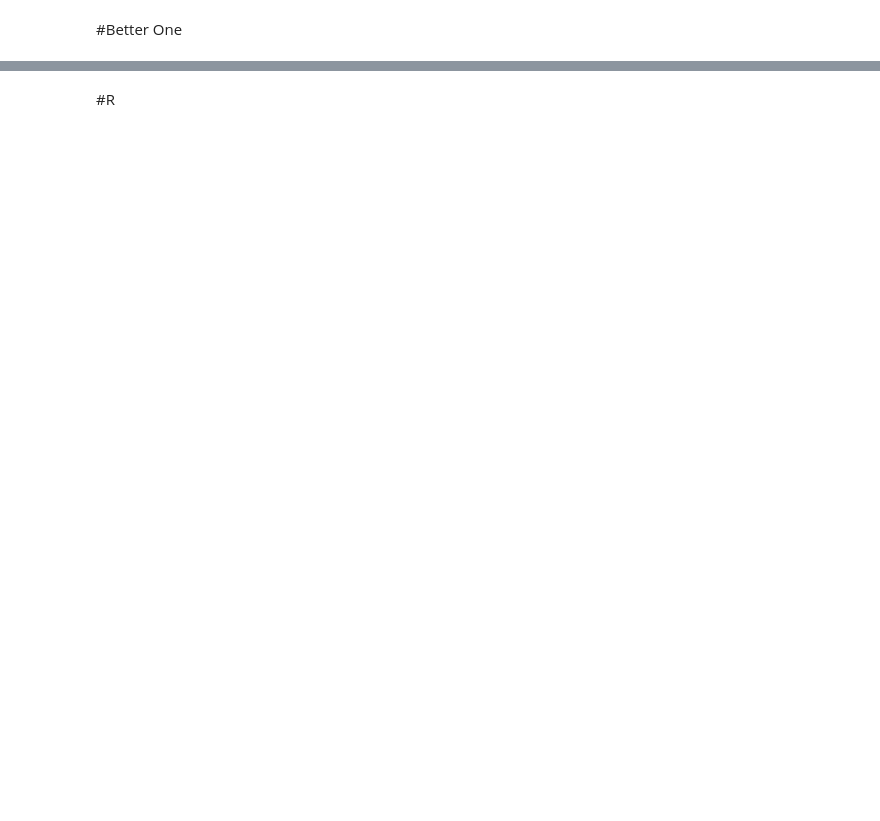
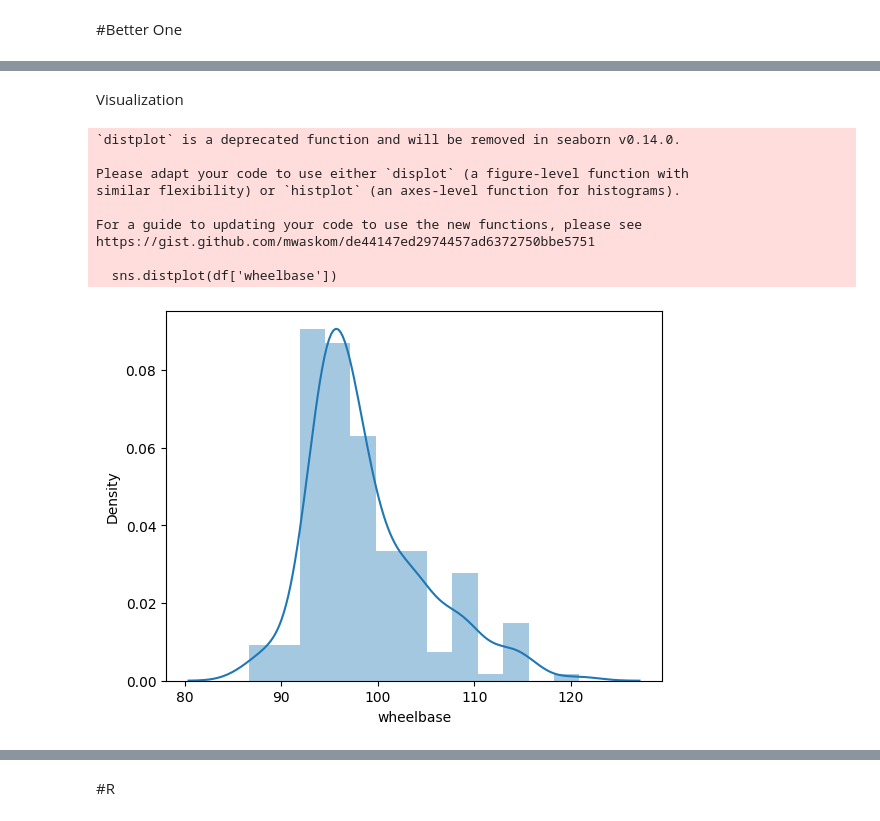
Before and after one commit to RashmitVartak/DAV, a Jupyter notebook: DAV_Exp3_63.ipynb, the cells around one changed output, grey strips where cells are left out. Drawn from its saved outputs; the diff is of its cells as text; code cells hidden in the pictures; blank space fills up the shorter version.

```diff
--- a/DAV_Exp3_63.ipynb
+++ b/DAV_Exp3_63.ipynb
@@ -202,0 +311,2 @@ Coefficients: [2164.65969115  -95.08384765]
+# %%
+df= df.drop(['CarName'],axis=1)
@@ -202,0 +333,8 @@ Coefficients: [2164.65969115  -95.08384765]
+# %%
+#fixing spelling mistake
+df['CompanyName'].replace('toyouta', 'toyota',inplace=True)
+df['CompanyName'].replace('Nissan', 'nissan',inplace=True)
+df['CompanyName'].replace('maxda', 'mazda',inplace=True)
+df['CompanyName'].replace('vokswagen', 'volkswagen',inplace=True)
+df['CompanyName'].replace('vw', 'volkswagen',inplace=True)
+df['CompanyName'].replace('porcshce', 'porsche',inplace=True)
@@ -202,0 +348,7 @@ Coefficients: [2164.65969115  -95.08384765]
+# %%
+#converting the doornumer into Numeric datatype
+
+def number_(x):
+    return x.map({'four':4, 'two': 2})
+
+df['doornumber'] = df[['doornumber']].apply(number_)
@@ -202,0 +372,5 @@ Coefficients: [2164.65969115  -95.08384765]
+# %%
+def convert_number(x):
+    return x.map({'two':2, 'three':3, 'four':4,'five':5, 'six':6,'eight':8,'twelve':12})
+
+df['cylindernumber'] = df[['cylindernumber']].apply(convert_number)
@@ -202,0 +388,16 @@ Coefficients: [2164.65969115  -95.08384765]
+# %% [markdown]
+Visualization
+# %%
+sns.distplot(df['wheelbase'])
+plt.show()
+# %% [output]
+`distplot` is a deprecated function and will be removed in seaborn v0.14.0.
+
+Please adapt your code to use either `displot` (a figure-level function with
+similar flexibility) or `histplot` (an axes-level function for histograms).
+
+For a guide to updating your code to use the new functions, please see
+https://gist.github.com/mwaskom/de44147ed2974457ad6372750bbe5751
+
+  sns.distplot(df['wheelbase'])
+[figure, added]
```
Also changed, not shown: parts of 69 cells of this notebook.
